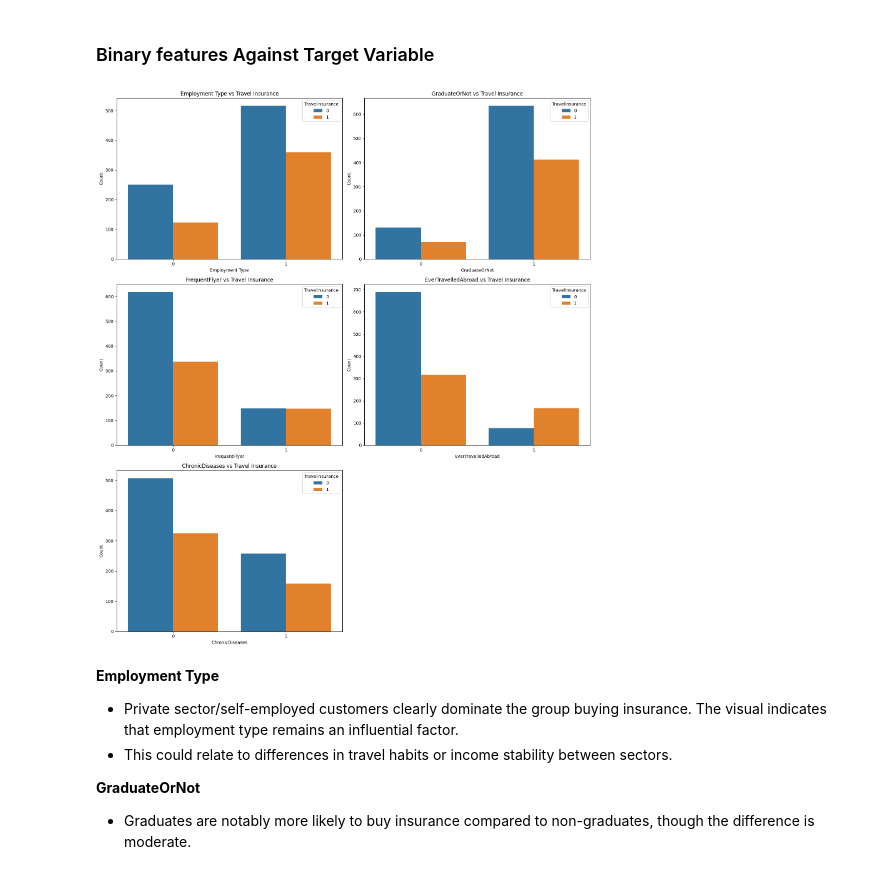
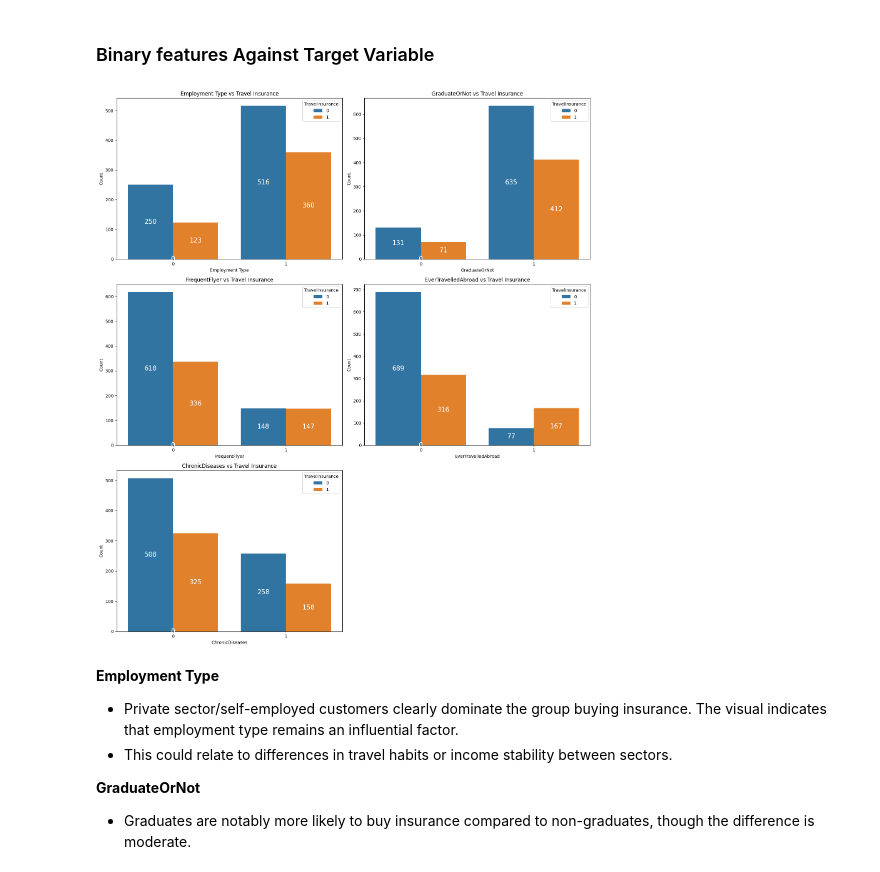
Before and after one commit to bondpapi/Travel-Insurance-Purchase-Prediction-Pipeline, a Jupyter notebook: insurance_prediction.ipynb, the cells around one changed output. Cells and saved outputs as stored; diff of their text form; code cells hidden in the pictures.

```diff
--- a/insurance_prediction.ipynb
+++ b/insurance_prediction.ipynb
@@ -259,11 +280,17 @@ plt.show()
 # %%
 df_encoded = df_cleaned.copy()
 
-binary_cols = ['GraduateOrNot', 'FrequentFlyer', 'EverTravelledAbroad']
-df_encoded[binary_cols] = df_encoded[binary_cols].apply(lambda x: x.map({'Yes': 1, 'No': 0}))
+binary_cols = ["GraduateOrNot", "FrequentFlyer", "EverTravelledAbroad"]
+df_encoded[binary_cols] = df_encoded[binary_cols].apply(
+    lambda x: x.map({"Yes": 1, "No": 0})
+)
 
-df_encoded['ChronicDiseases'] = df_encoded['ChronicDiseases'].map({0: 0, 1: 1, 2: 1, 3: 1, 4: 1})
-df_encoded['Employment Type'] = df_encoded['Employment Type'].map({'Government Sector': 0, 'Private Sector/Self Employed': 1})
+df_encoded["ChronicDiseases"] = df_encoded["ChronicDiseases"].map(
+    {0: 0, 1: 1, 2: 1, 3: 1, 4: 1}
+)
+df_encoded["Employment Type"] = df_encoded["Employment Type"].map(
+    {"Government Sector": 0, "Private Sector/Self Employed": 1}
+)
 # %% [markdown]
 ### Correlation Heatmap
 # %%
@@ -291,21 +325,39 @@ plt.show()
 # %% [markdown]
 ### Binary features Against Target Variable
 # %%
-binary_cols = ['Employment Type', 'GraduateOrNot', 'FrequentFlyer', 'EverTravelledAbroad', 'ChronicDiseases']
+binary_cols = [
+    "Employment Type",
+    "GraduateOrNot",
+    "FrequentFlyer",
+    "EverTravelledAbroad",
+    "ChronicDiseases",
+]
 fig, axes = plt.subplots(3, 2, figsize=(16, 18))
 axes = axes.flatten()
+
 for i, col in enumerate(binary_cols):
-    sns.countplot(x=col, hue='TravelInsurance', data=df_encoded, ax=axes[i])
-    axes[i].set_title(f'{col} vs Travel Insurance')
-    axes[i].set_xlabel(col)
-    axes[i].set_ylabel('Count')
+    ax = axes[i]
+    sns.countplot(x=col, hue="TravelInsurance", data=df_encoded, ax=ax)
+    ax.set_title(f"{col} vs Travel Insurance")
+    ax.set_xlabel(col)
+    ax.set_ylabel("Count")
+
+    for p in ax.patches:
+        height = p.get_height()
+        ax.annotate(
+            f"{int(height)}",
+            (p.get_x() + p.get_width() / 2.0, height / 2),
+            ha="center",
+            va="center",
+            fontsize=15,
+            color="white",
+        )
 
 fig.delaxes(axes[-1])
-
 plt.tight_layout()
 plt.show()
 # %% [output]
-[figure, old version]
+[figure, new version]
 # %% [markdown]
 **Employment Type**
 
```
Also changed, not shown: parts of 58 cells of this notebook.
